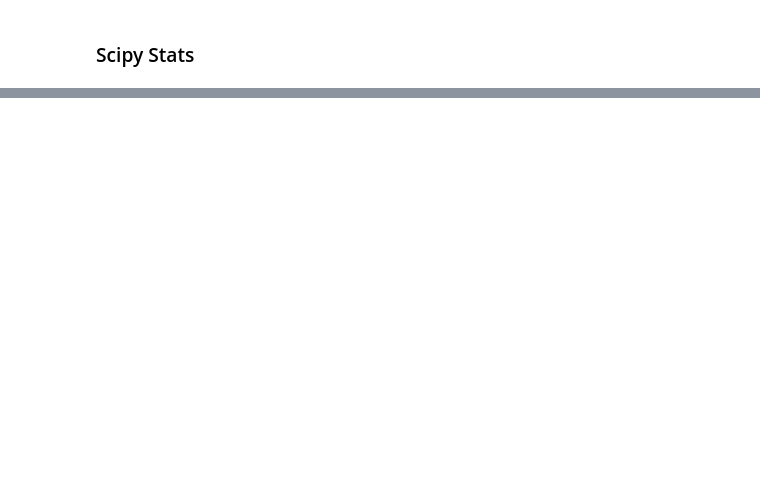
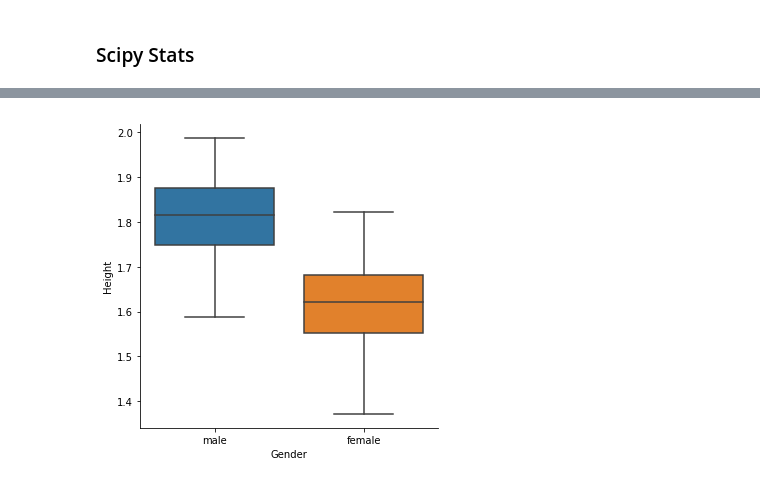
Before and after one commit to MarionMcG/machine_learning_statistics, a Jupyter notebook: 4_Ttests.ipynb, the cells around one changed output, grey strips where cells are left out. Cells and saved outputs as stored; diff of their text form; code cells hidden in the pictures; blank space fills up the shorter version.

```diff
--- a/4_Ttests.ipynb
+++ b/4_Ttests.ipynb
@@ -27,0 +167,4 @@ T-testing is related to Hypothesis Testing. With the null hypothesis been the me
+# %%
+sns.catplot(x = 'Gender', y = 'Height', kind = 'box', data = df);
+# %% [output]
+[figure, added]
```
Also changed, not shown: parts of 20 cells of this notebook.
